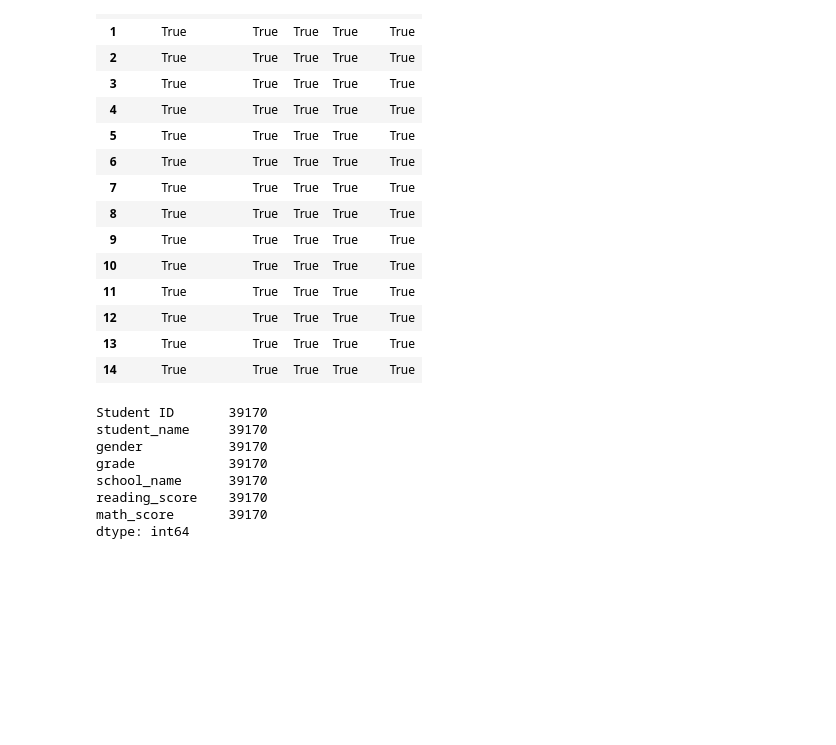
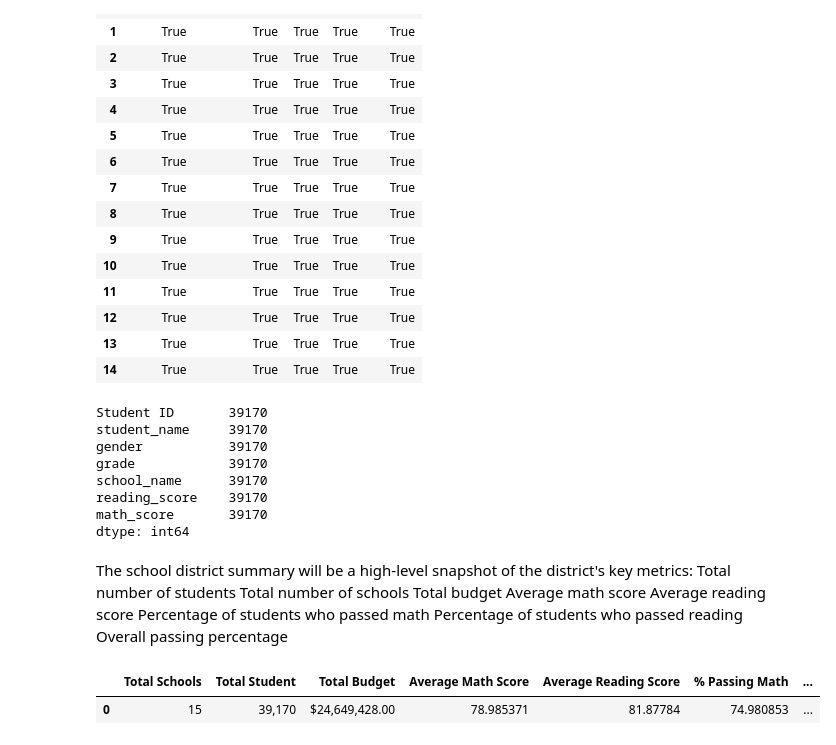
Before and after one commit to utsavchaudharygithub/School_District_Analysis, a Jupyter notebook: PyCitySchools.ipynb, the cells around one changed output. Cells and saved outputs as stored; diff of their text form; code cells hidden in the pictures; blank space fills up the shorter version.

```diff
--- a/PyCitySchools.ipynb
+++ b/PyCitySchools.ipynb
@@ -149,0 +149,10 @@ for word in prefixes_suffixes:
+# %% [markdown]
+The school district summary will be a high-level snapshot of the district's key metrics:
+Total number of students
+Total number of schools
+Total budget
+Average math score
+Average reading score
+Percentage of students who passed math
+Percentage of students who passed reading
+Overall passing percentage
@@ -149,0 +168,35 @@ for word in prefixes_suffixes:
+# %%
+#Calculate the total number of schools
+total_school = len(school_data_complete['school_name'].unique())
+# Calculate the total number of students
+total_student = school_data_complete['student_name'].count()
+# Calculate the total budget
+total_budget = sum(school_data_complete['budget'].unique())
+# Calculate the average math score
+average_math_score = school_data_complete['math_score'].mean()
+# Calculate the average reading score
+average_reading_score = school_data_complete['reading_score'].mean()
+# Calculate the overall passing rate
+overall_passing_score = (average_math_score + average_reading_score)/2
+# Calculate the percentage of students with a passing math score (70 or greater)
+passing_math_score = (school_data_complete[school_data_complete['math_score']>=70]['student_name'].count()/total_student)*100
+# Calculate the percentage of students with a passing reading score (70 or greater)
+passing_reading_score = (school_data_complete[school_data_complete['reading_score']>=70]['student_name'].count()/total_student)*100
+
+# Create a dataframe to hold the above results and formatting
+district = {
+    'Total Schools':total_school,
+    'Total Student':'{:,}'.format(total_student),
+    'Total Budget':'${:,.2f}'.format(total_budget),
+    'Average Math Score':average_math_score,
+    'Average Reading Score':average_reading_score,
+    '% Passing Math':passing_math_score,
+    '% Passing Reading':passing_reading_score,
+    '% Overall Passing Score':[overall_passing_score],
+}
+
+district_summary = pd.DataFrame(district)
+district_summary
+# %% [output]
+|  | Total Schools | Total Student | Total Budget | Average Math Score | Average Reading Score | % Passing Math | ... |
+| 0 | 15 | 39,170 | $24,649,428.00 | 78.985371 | 81.87784 | 74.980853 | ... |
```
Also changed, not shown: parts of 7 cells of this notebook, 3 other files.
